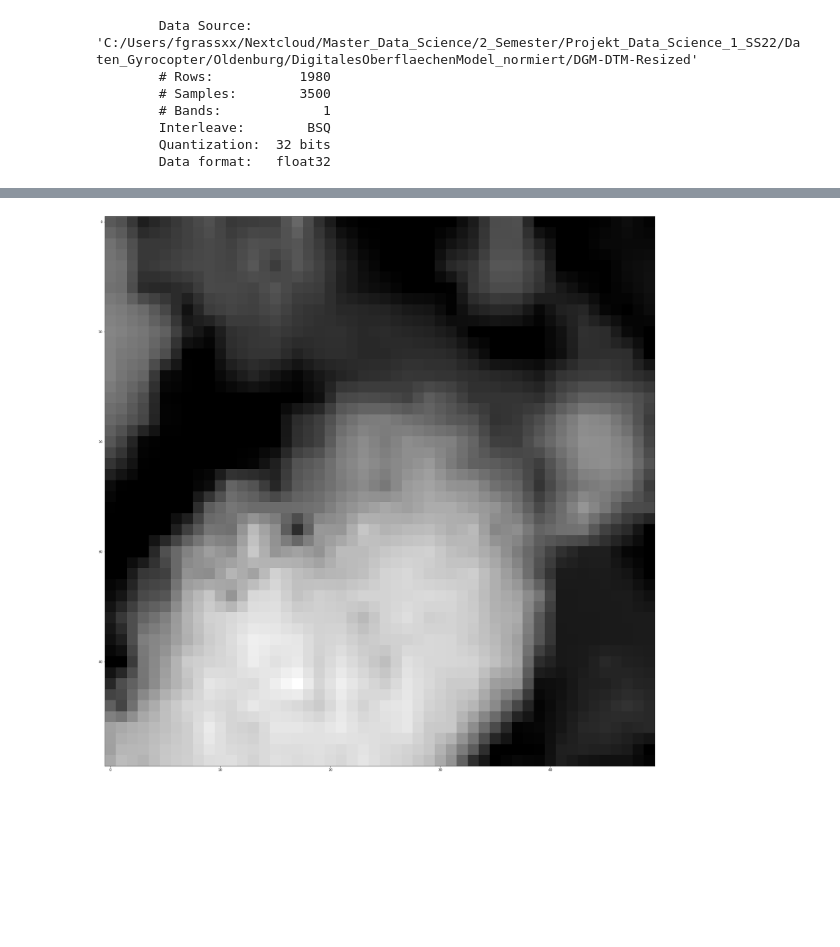
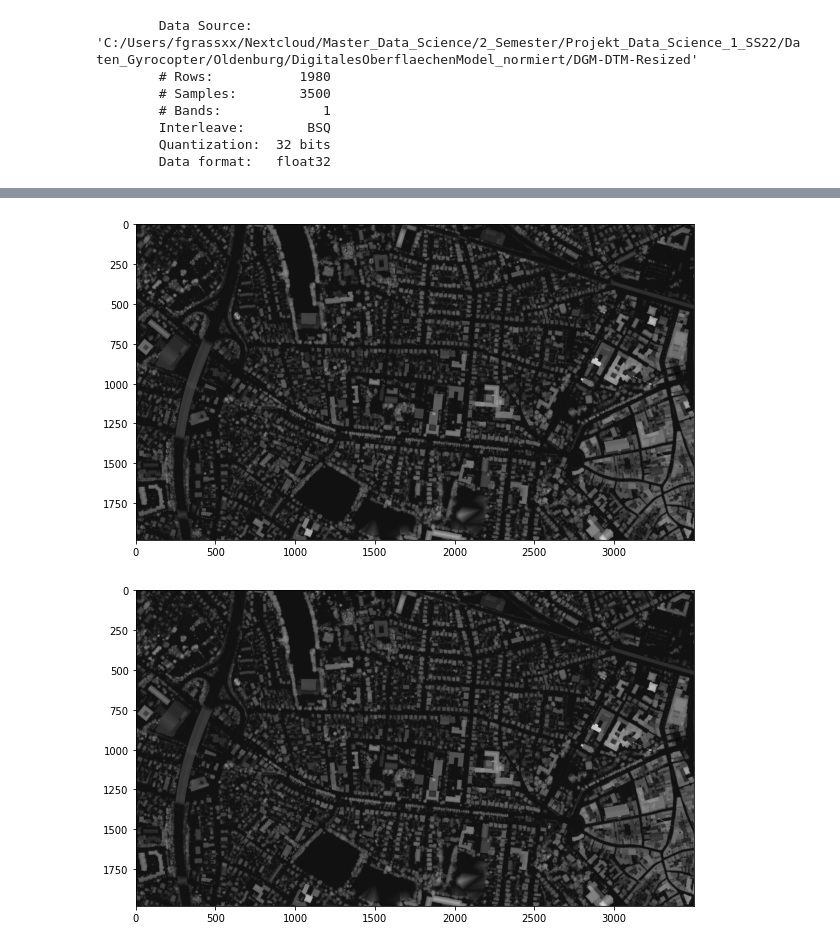
Before and after one commit to Tes-star/Remote_Sensing_Gyrocopter, a Jupyter notebook: Kombination_Daten/Combine_Data.ipynb, the cells around one changed output, grey strips where cells are left out. Saved outputs shown, nothing was run; the diff lists cells and outputs as text; code cells hidden in the pictures; blank space fills up the shorter version.

Commit message:
Daten für Oldenburg zusammengeführt

```diff
--- a/Kombination_Daten/Combine_Data.ipynb
+++ b/Kombination_Daten/Combine_Data.ipynb
@@ -109,7 +84,5 @@ view = imshow(t[:,:,107], figsize=(30,50))
-# %%
-t = np.concatenate((t, small_picture_dom),-1)
-
-
-view = imshow(t[:,:,108], figsize=(30,50))
-# %% [output]
-[figure, removed]
+# %%
+# Laden der Bildinformationen
+arr_his = img_his.load()
+arr_thermal = img_thermal.load()
+arr_dom = img_dom.load()
@@ -115,0 +93,10 @@ view = imshow(t[:,:,108], figsize=(30,50))
+# %%
+# Höhenmeter-Bild aus einzelner Datei
+view = imshow(arr_dom, figsize=(10,10))
+# %% [output]
+[figure, added]
+# %%
+# Höhenmeter-Bild aus einzelnem Band der zusammengeführten Datei
+view = imshow(combined_arr[:,:,108], figsize=(10,10))
+# %% [output]
+[figure, added]
```
Also changed, not shown: parts of 14 cells of this notebook, 2 other files.
